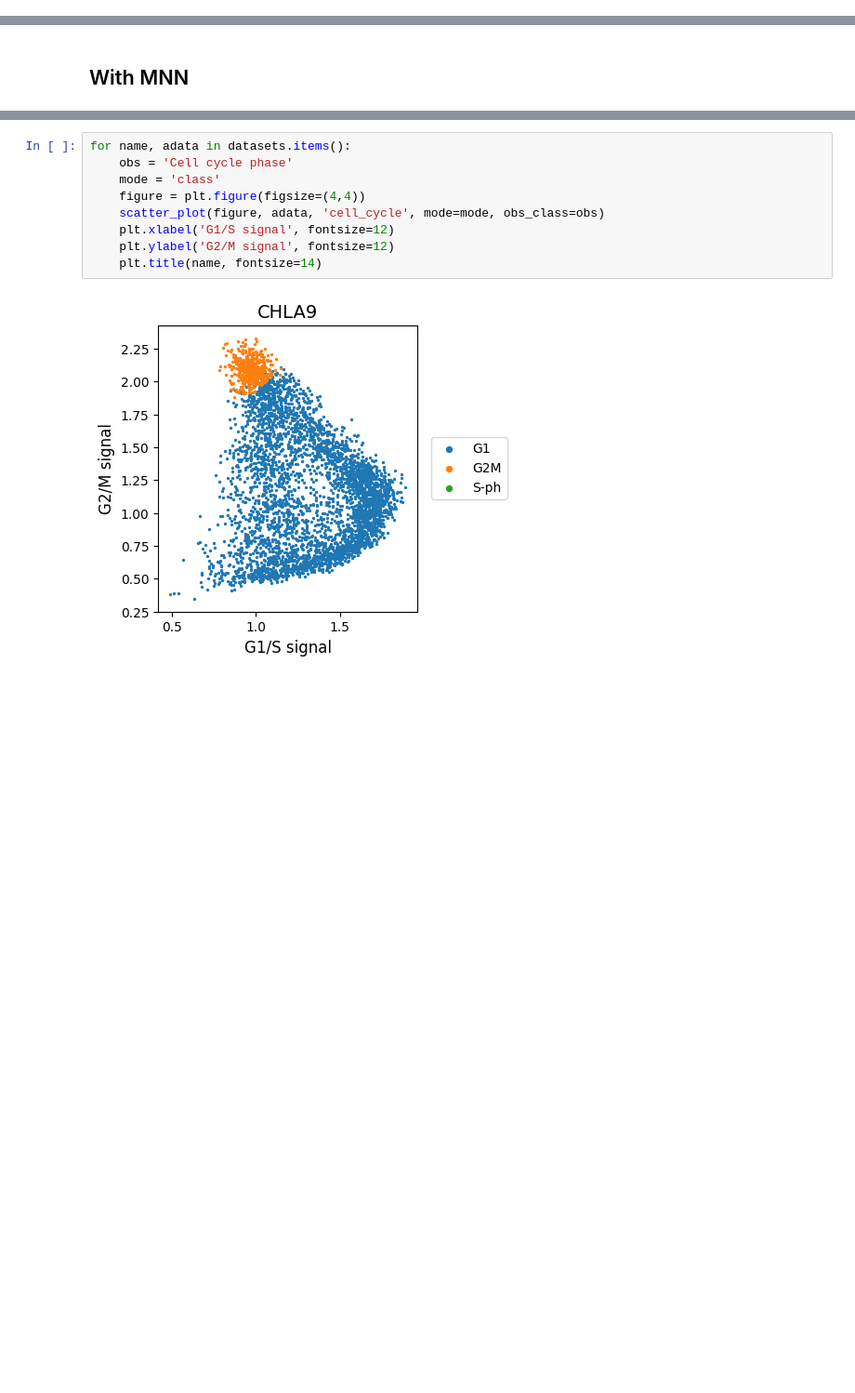
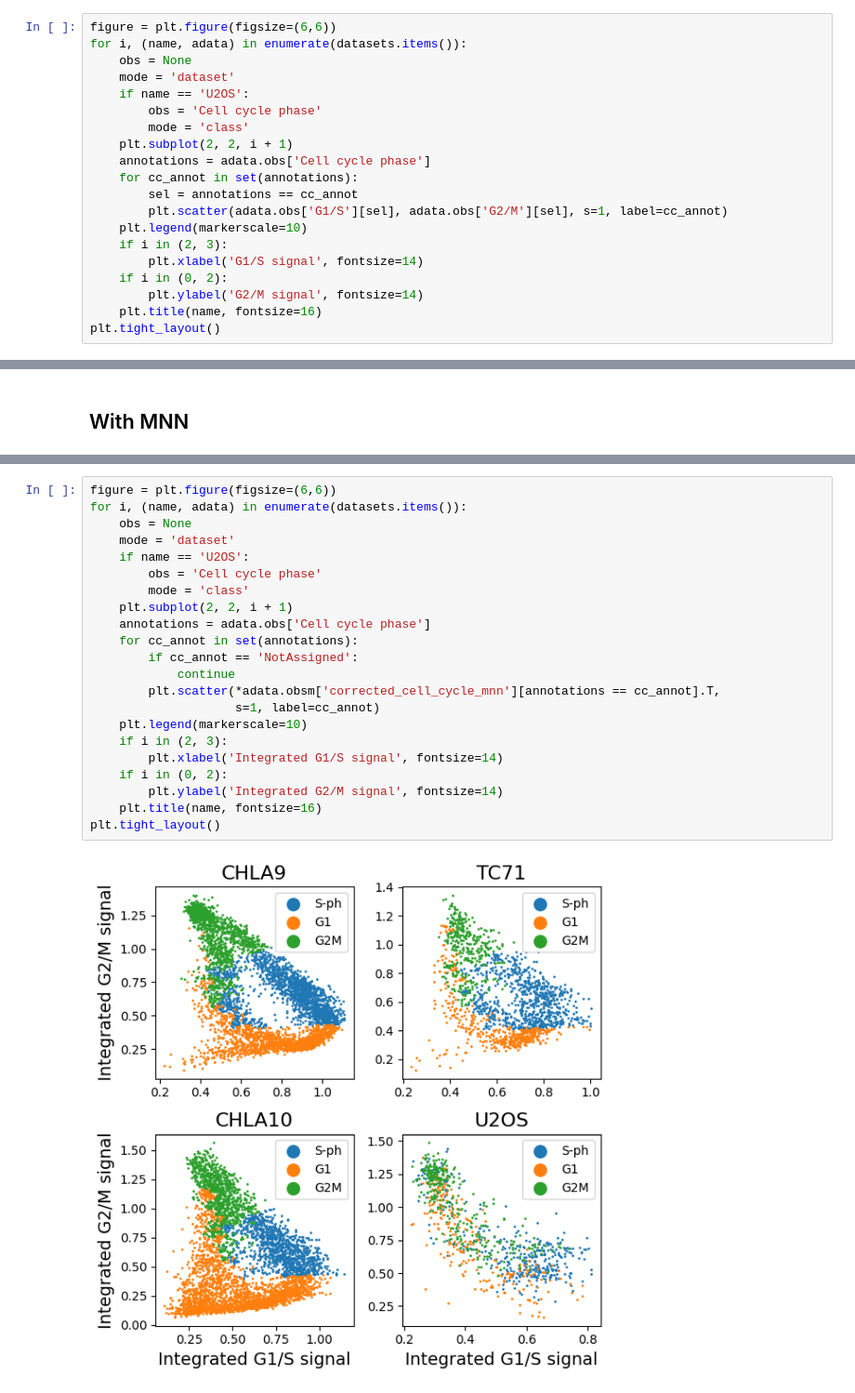
Before and after one commit to sysbio-curie/transmorph, a Jupyter notebook: reproducibility/scenario_3_cell_cycle_label_transfer.ipynb, the cells around one changed output, grey strips where cells are left out. Shown at 93% size. Saved outputs shown, nothing was run; the diff lists cells and outputs as text; blank space fills up the shorter version.

Commit message:
Updated cell cycle databank

```diff
--- a/reproducibility/scenario_3_cell_cycle_label_transfer.ipynb
+++ b/reproducibility/scenario_3_cell_cycle_label_transfer.ipynb
@@ -235,0 +227,20 @@ plt.tight_layout()
+# %%
+figure = plt.figure(figsize=(6,6))
+for i, (name, adata) in enumerate(datasets.items()):
+    obs = None
+    mode = 'dataset'
+    if name == 'U2OS':
+        obs = 'Cell cycle phase'
+        mode = 'class'
+    plt.subplot(2, 2, i + 1)
+    annotations = adata.obs['Cell cycle phase']
+    for cc_annot in set(annotations):
+        sel = annotations == cc_annot
+        plt.scatter(adata.obs['G1/S'][sel], adata.obs['G2/M'][sel], s=1, label=cc_annot)
+    plt.legend(markerscale=10)
+    if i in (2, 3):
+        plt.xlabel('G1/S signal', fontsize=14)
+    if i in (0, 2):
+        plt.ylabel('G2/M signal', fontsize=14)
+    plt.title(name, fontsize=16)
+plt.tight_layout()
@@ -283,11 +350,24 @@ label_transfer(datasets, datasets['U2OS'], 'Cell cycle phase', use_rep="mnncorre
 # %%
-for name, adata in datasets.items():
-    obs = 'Cell cycle phase'
-    mode = 'class'
-    figure = plt.figure(figsize=(4,4))
-    scatter_plot(figure, adata, 'cell_cycle', mode=mode, obs_class=obs)
-    plt.xlabel('G1/S signal', fontsize=12)
-    plt.ylabel('G2/M signal', fontsize=12)
-    plt.title(name, fontsize=14)
+figure = plt.figure(figsize=(6,6))
+for i, (name, adata) in enumerate(datasets.items()):
+    obs = None
+    mode = 'dataset'
+    if name == 'U2OS':
+        obs = 'Cell cycle phase'
+        mode = 'class'
+    plt.subplot(2, 2, i + 1)
+    annotations = adata.obs['Cell cycle phase']
+    for cc_annot in set(annotations):
+        if cc_annot == 'NotAssigned':
+            continue
+        plt.scatter(*adata.obsm['corrected_cell_cycle_mnn'][annotations == cc_annot].T,
+                    s=1, label=cc_annot)
+    plt.legend(markerscale=10)
+    if i in (2, 3):
+        plt.xlabel('Integrated G1/S signal', fontsize=14)
+    if i in (0, 2):
+        plt.ylabel('Integrated G2/M signal', fontsize=14)
+    plt.title(name, fontsize=16)
+plt.tight_layout()
 # %% [output]
-[figure, old version]
+[figure, new version]
```
Also changed, not shown: parts of 24 cells of this notebook, 4 other files.
